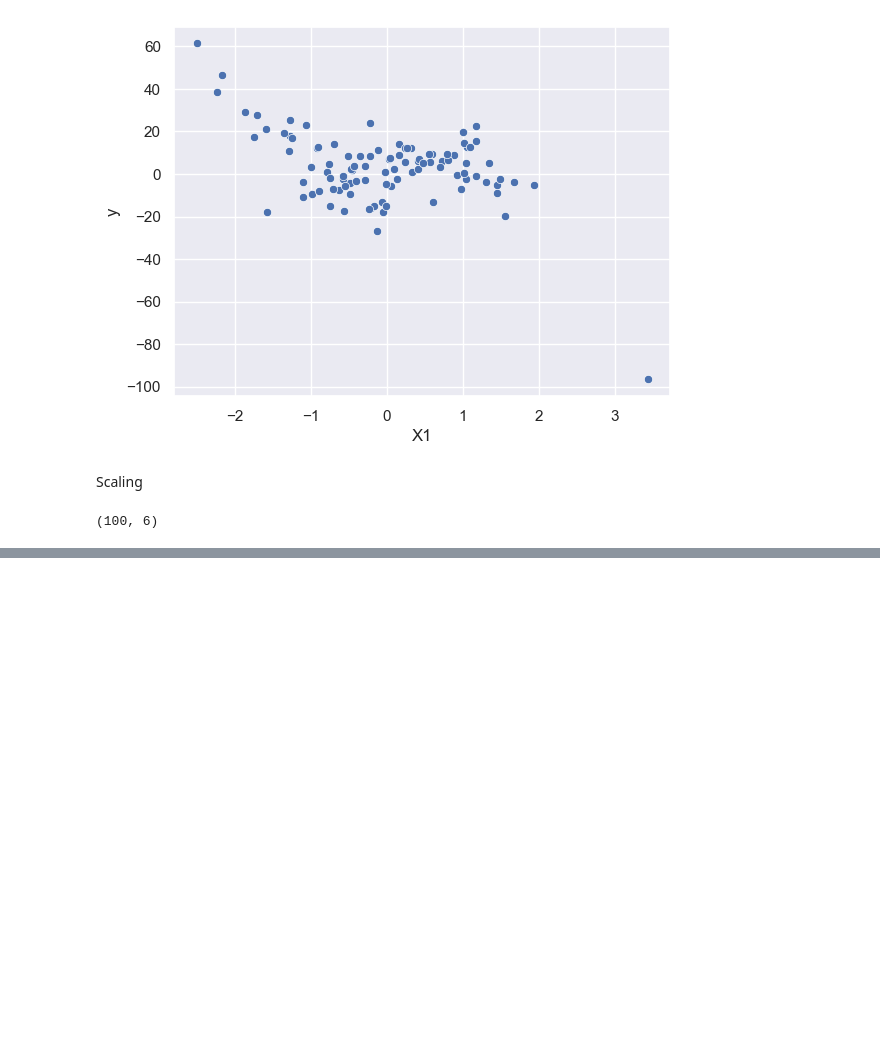
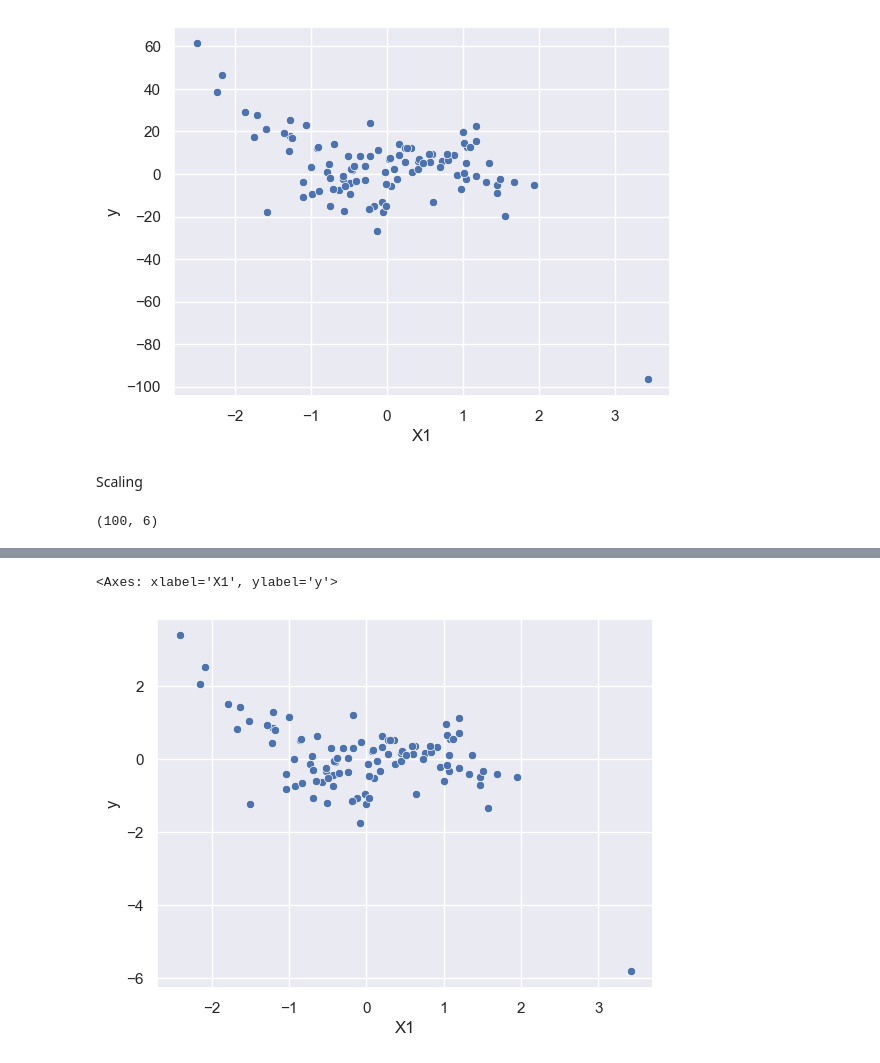
Before and after one commit to Aamil-Abdulla/my_notebook, a Jupyter notebook: regulariization_synthetic_data.ipynb, the cells around one changed output, grey strips where cells are left out. Cells and saved outputs as stored; diff of their text form; code cells hidden in the pictures; blank space fills up the shorter version.

```diff
--- a/regulariization_synthetic_data.ipynb
+++ b/regulariization_synthetic_data.ipynb
@@ -44,0 +38,3 @@ sns.scatterplot(x="x1",y="y", data = df)
+# %%
+df_sc = pd.DataFrame(df_sc,columns=df.columns)
+df_sc.head()
@@ -44,0 +48,5 @@ sns.scatterplot(x="x1",y="y", data = df)
+# %%
+sns.scatterplot(x='X1',y='y',data = df_sc)
+# %% [output]
+<Axes: xlabel='X1', ylabel='y'>
+[figure, added]
```
Also changed, not shown: parts of 9 cells of this notebook.
